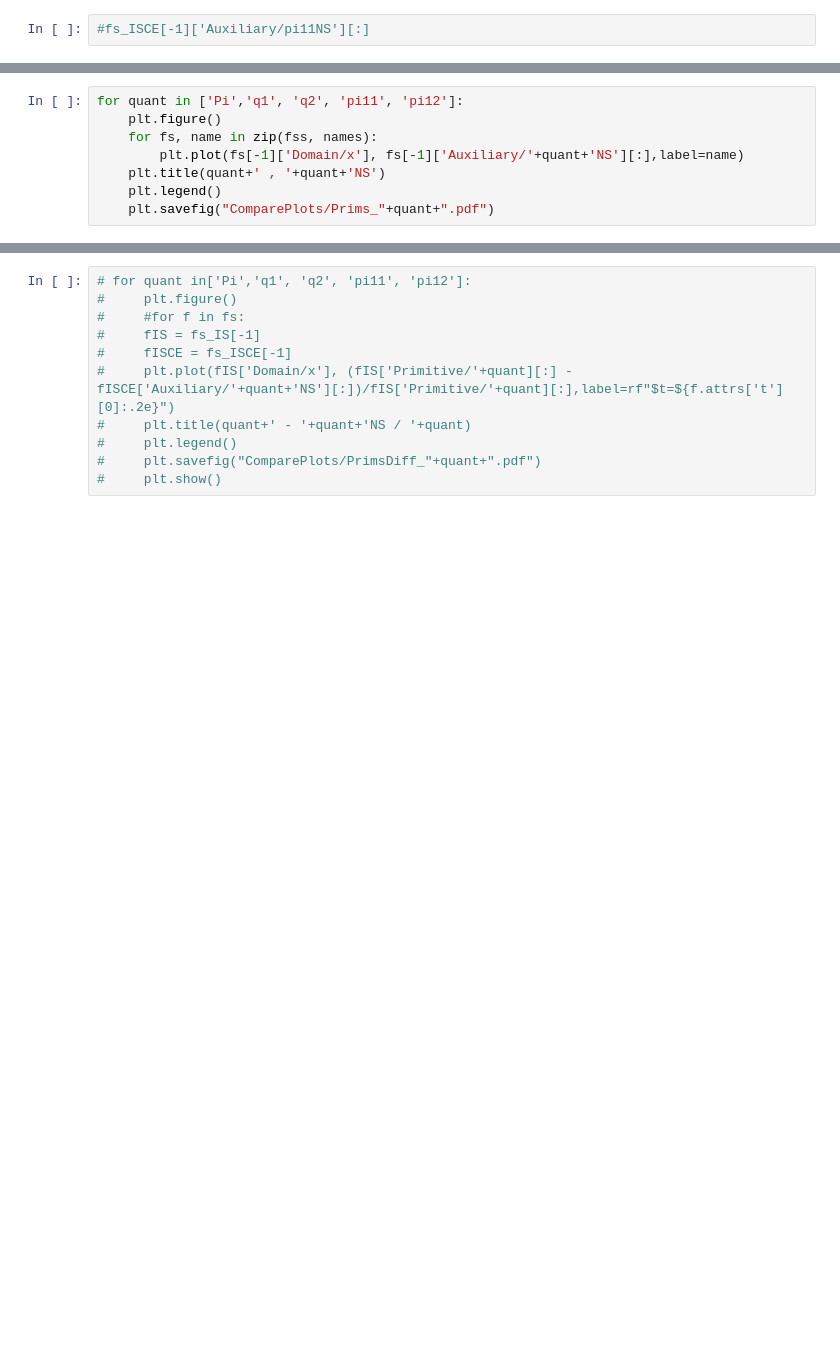
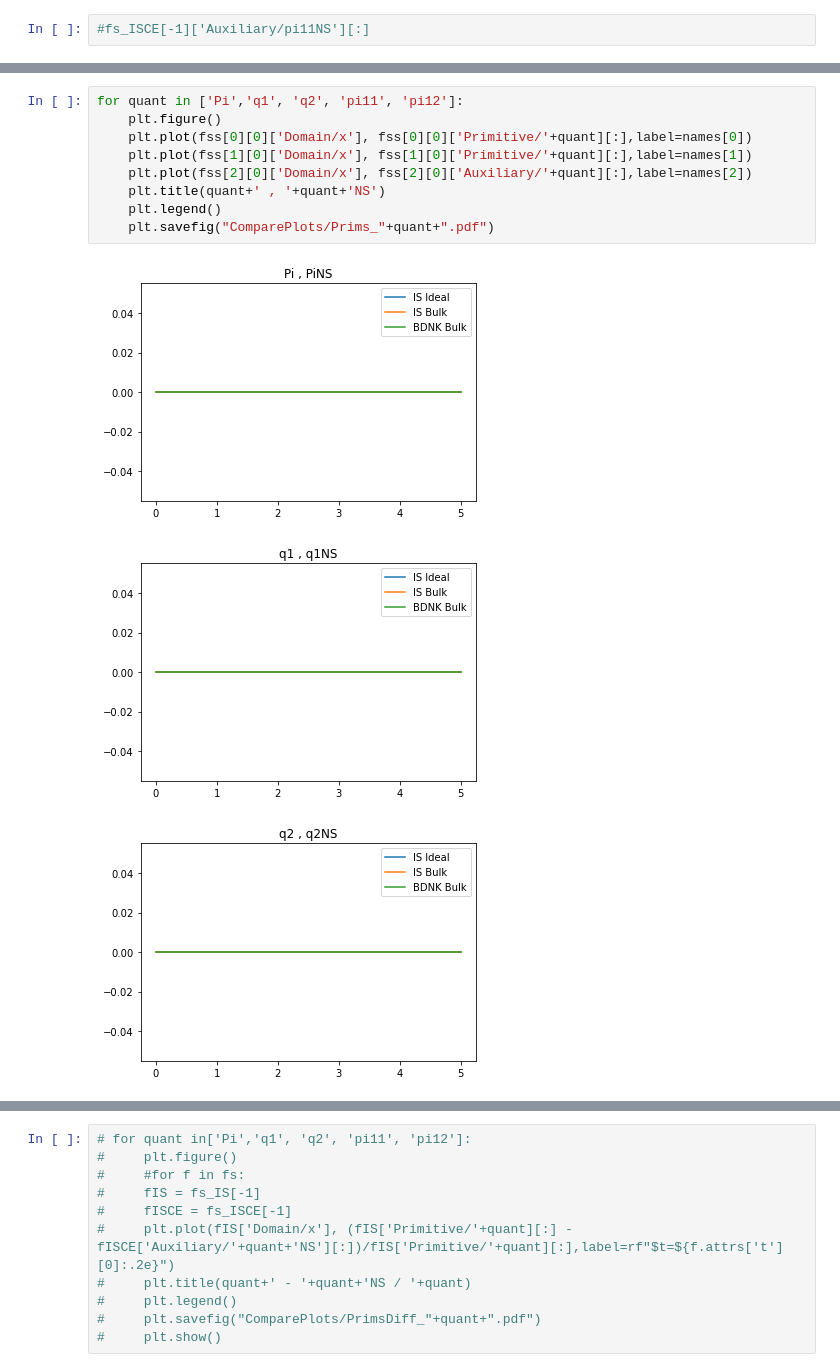
Before and after one commit to MarcusHatton/Plotting, a Jupyter notebook: IS_BDNK_Compare_StillShockID.ipynb, the cells around one changed output, grey strips where cells are left out. Cells and saved outputs as stored; diff of their text form; blank space fills up the shorter version.

```diff
--- a/IS_BDNK_Compare_StillShockID.ipynb
+++ b/IS_BDNK_Compare_StillShockID.ipynb
@@ -93,8 +108,13 @@ for quant in['n','rho','p','v1','v2']:
 # %%
 for quant in ['Pi','q1', 'q2', 'pi11', 'pi12']:
     plt.figure()
-    for fs, name in zip(fss, names):
-        plt.plot(fs[-1]['Domain/x'], fs[-1]['Auxiliary/'+quant+'NS'][:],label=name)
+    plt.plot(fss[0][0]['Domain/x'], fss[0][0]['Primitive/'+quant][:],label=names[0])
+    plt.plot(fss[1][0]['Domain/x'], fss[1][0]['Primitive/'+quant][:],label=names[1])
+    plt.plot(fss[2][0]['Domain/x'], fss[2][0]['Auxiliary/'+quant][:],label=names[2])
     plt.title(quant+' , '+quant+'NS')
     plt.legend()
     plt.savefig("ComparePlots/Prims_"+quant+".pdf")
+# %% [output]
+[figure, added]
+[figure, added]
+[figure, added]
```
Also changed, not shown: parts of 13 cells of this notebook, 1 other file.
